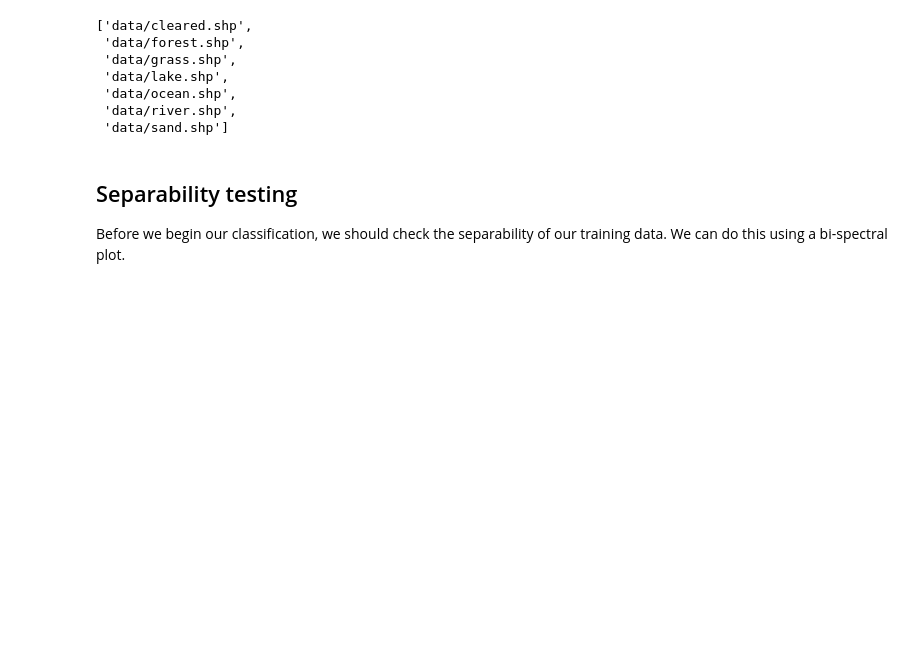
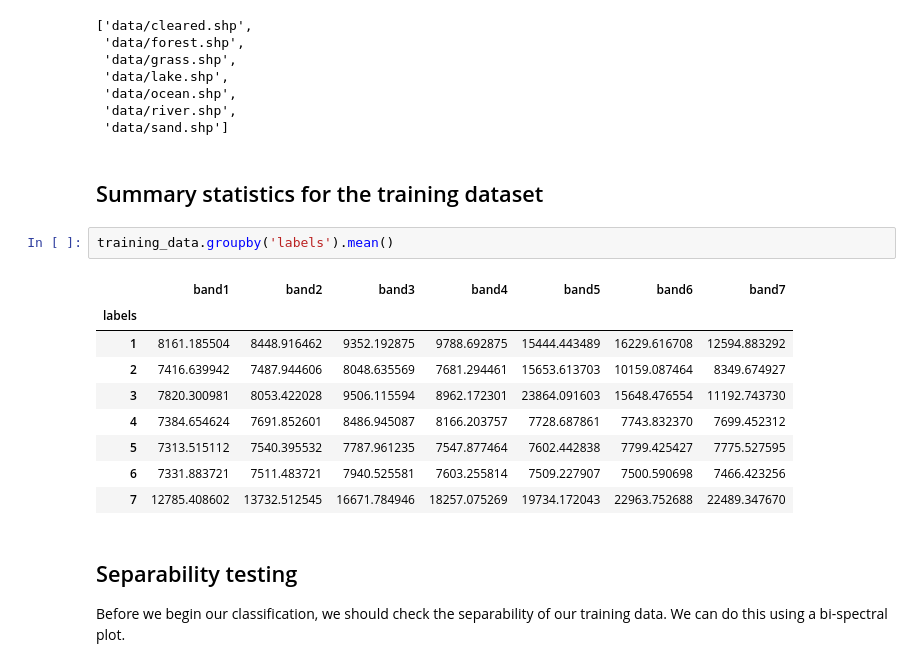
Before and after one commit to ryan-lab-duke/remote-sensing-python, a Jupyter notebook: book/_build/jupyter_execute/demos/03-demo.ipynb, the cells around one changed output. Saved outputs shown, nothing was run; the diff lists cells and outputs as text; blank space fills up the shorter version.

```diff
--- a/book/_build/jupyter_execute/demos/03-demo.ipynb
+++ b/book/_build/jupyter_execute/demos/03-demo.ipynb
@@ -252,6 +252,20 @@ shapefiles
  'data/ocean.shp',
  'data/river.shp',
  'data/sand.shp']
+# %% [markdown]
+## Summary statistics for the training dataset
+# %%
+training_data.groupby('labels').mean()
+# %% [output]
+|  | band1 | band2 | band3 | band4 | band5 | band6 | band7 |
+| labels |  |  |  |  |  |  |  |
+| 1 | 8161.185504 | 8448.916462 | 9352.192875 | 9788.692875 | 15444.443489 | 16229.616708 | 12594.883292 |
+| 2 | 7416.639942 | 7487.944606 | 8048.635569 | 7681.294461 | 15653.613703 | 10159.087464 | 8349.674927 |
+| 3 | 7820.300981 | 8053.422028 | 9506.115594 | 8962.172301 | 23864.091603 | 15648.476554 | 11192.743730 |
+| 4 | 7384.654624 | 7691.852601 | 8486.945087 | 8166.203757 | 7728.687861 | 7743.832370 | 7699.452312 |
+| 5 | 7313.515112 | 7540.395532 | 7787.961235 | 7547.877464 | 7602.442838 | 7799.425427 | 7775.527595 |
+| 6 | 7331.883721 | 7511.483721 | 7940.525581 | 7603.255814 | 7509.227907 | 7500.590698 | 7466.423256 |
+| 7 | 12785.408602 | 13732.512545 | 16671.784946 | 18257.075269 | 19734.172043 | 22963.752688 | 22489.347670 |
 # %% [markdown]
 ## Separability testing
 
```
Also changed, not shown: 13 other files.
